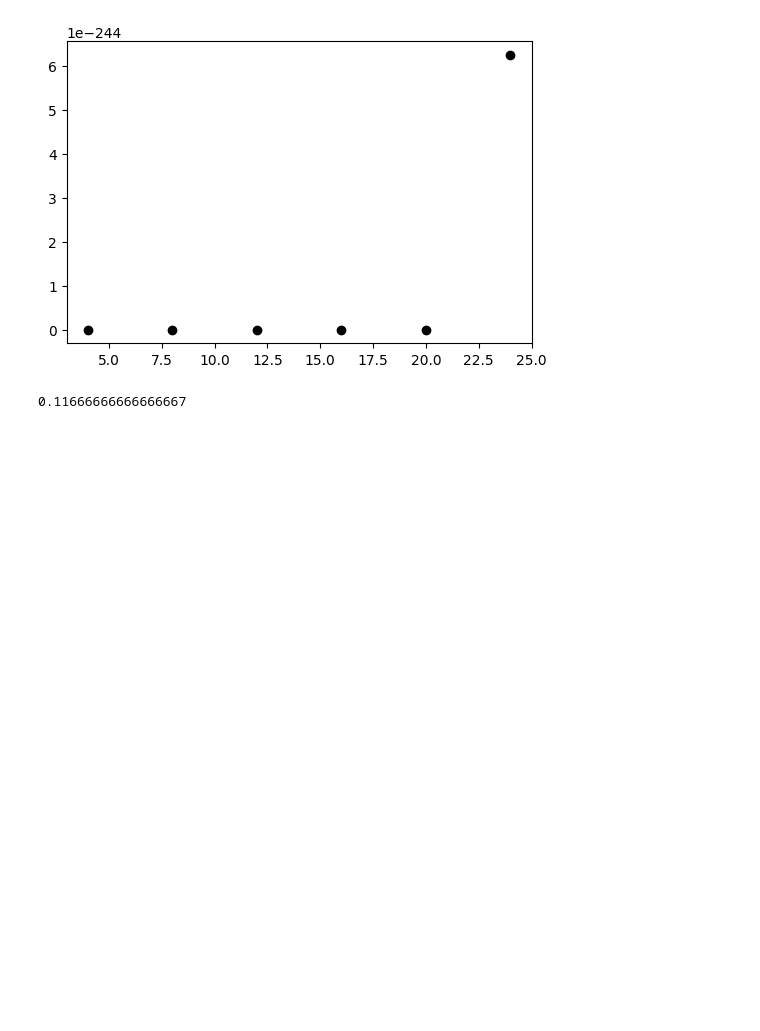
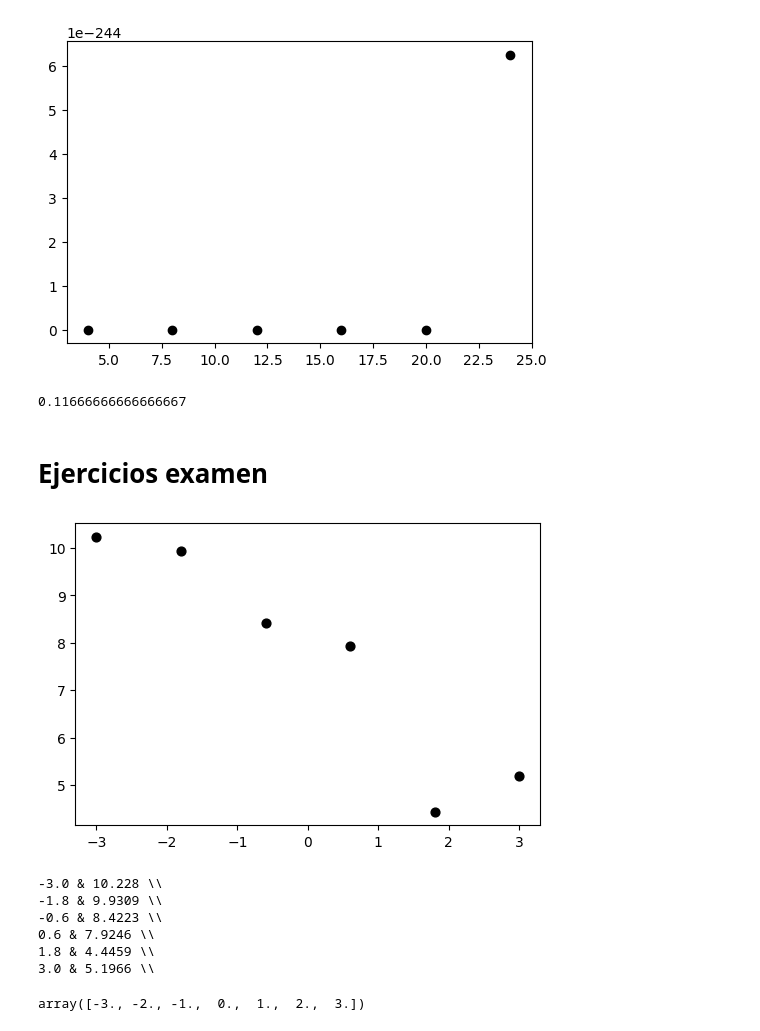
Before and after one commit to gmauricio-toledo/UNISON-teaching, a Jupyter notebook: regresion-lineal.ipynb, the cells around one changed output. Drawn from its saved outputs; the diff is of its cells as text; code cells hidden in the pictures; blank space fills up the shorter version.

```diff
--- a/regresion-lineal.ipynb
+++ b/regresion-lineal.ipynb
@@ -196,3 +209,36 @@ from scipy.stats import wasserstein_distance
 wasserstein_distance([0, 0.5, 1], [0, 0.4, 0.4, 1])
 # %% [output]
 0.11666666666666667
+# %% [markdown]
+# Ejercicios examen
+# %%
+from numpy.random.mtrand import seed
+import numpy as np
+import matplotlib.pyplot as plt
+
+f = lambda x: -(x**3)/6 + 7
+
+np.random.seed(47)
+xs = np.linspace(-3,3,num=6)
+noise = np.random.normal(0,1.5,size=xs.shape)
+ys = f(xs)+noise
+
+plt.figure(dpi=100)
+plt.scatter(xs,ys,color='black',s=40)
+plt.show()
+# %% [output]
+[figure, added]
+# %%
+for x,y in zip(xs,ys):
+    print(f"{round(x,4)} & {round(y,4)} \\\\")
+# %% [output]
+-3.0 & 10.228 \\
+-1.8 & 9.9309 \\
+-0.6 & 8.4223 \\
+0.6 & 7.9246 \\
+1.8 & 4.4459 \\
+3.0 & 5.1966 \\
+# %%
+xs
+# %% [output]
+array([-3., -2., -1.,  0.,  1.,  2.,  3.])
```
Also changed, not shown: parts of 1 cell of this notebook.
